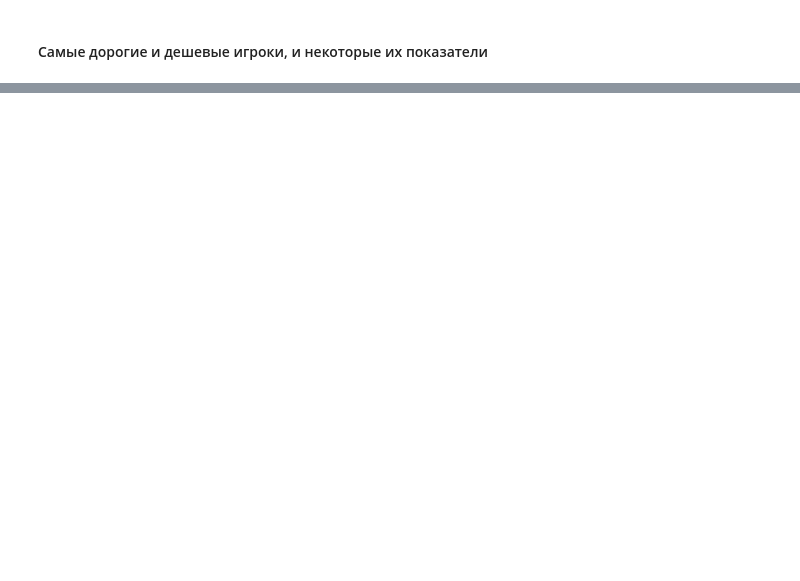
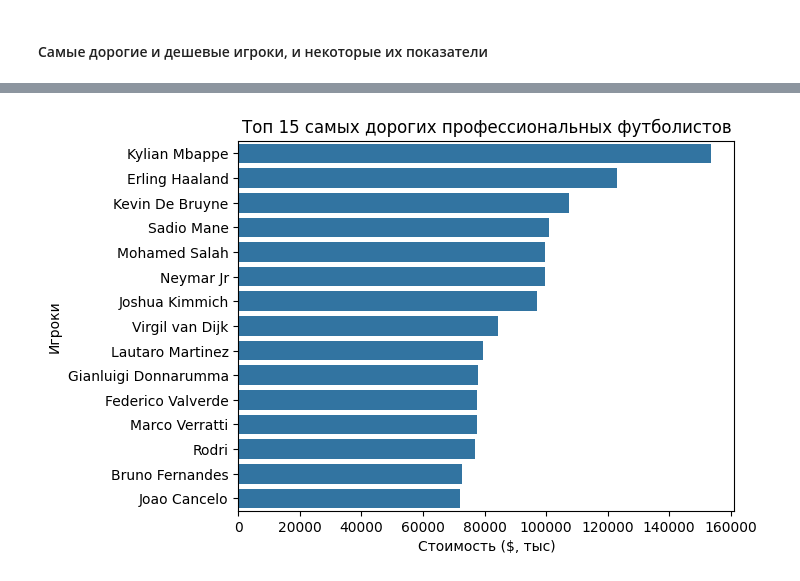
Before and after one commit to jsinkx/bigdata-player-stats-coursework, a Jupyter notebook: players_stats.ipynb, the cells around one changed output, grey strips where cells are left out. Cells and saved outputs as stored; diff of their text form; code cells hidden in the pictures; blank space fills up the shorter version.

```diff
--- a/players_stats.ipynb
+++ b/players_stats.ipynb
@@ -313,0 +321,11 @@ df[['player', 'country', 'club', 'value', *best_features]].sort_values(by='value
+# %%
+df_largest_cost_players = df.copy()
+
+df_largest_cost_players['value'] = df_largest_cost_players['value'].apply(lambda v: v/1000)
+
+ax = sns.barplot(df_largest_cost_players.nlargest(TOP_RECORDS, 'value'), x='value', y='player')
+ax.set(xlabel='Стоимость ($, тыс)', ylabel='Игроки')
+plt.title(f'Топ {TOP_RECORDS} самых дорогих профессиональных футболистов')
+plt.show()
+# %% [output]
+[figure, added]
```
Also changed, not shown: parts of 19 cells of this notebook.
